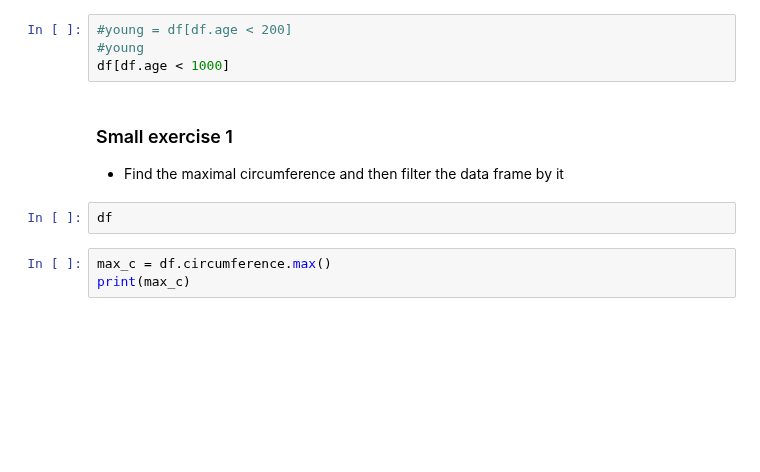
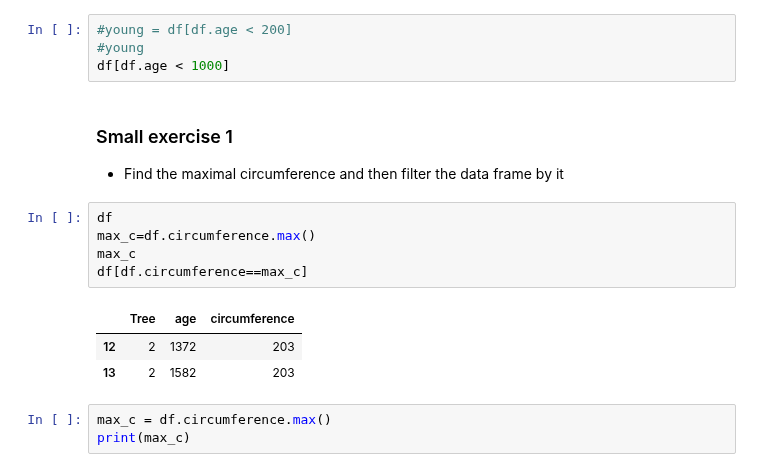
Before and after one commit to NBISweden/workshop-python, a Jupyter notebook: lectures/Day_4.ipynb, the cells around one changed output. Drawn from its saved outputs; the diff is of its cells as text; blank space fills up the shorter version.

```diff
--- a/lectures/Day_4.ipynb
+++ b/lectures/Day_4.ipynb
@@ -827,8 +1163,15 @@ df[df.age < 1000]
 # %% [markdown]
 ### Small exercise 1
 * Find the maximal circumference and then filter the data frame by it
-# %%
-df
+# %%
+df
+max_c=df.circumference.max()
+max_c
+df[df.circumference==max_c]
+# %% [output]
+|  | Tree | age | circumference |
+| 12 | 2 | 1372 | 203 |
+| 13 | 2 | 1582 | 203 |
 # %%
 max_c = df.circumference.max()
 print(max_c)
```
Also changed, not shown: parts of 87 cells of this notebook, 3 other files.
